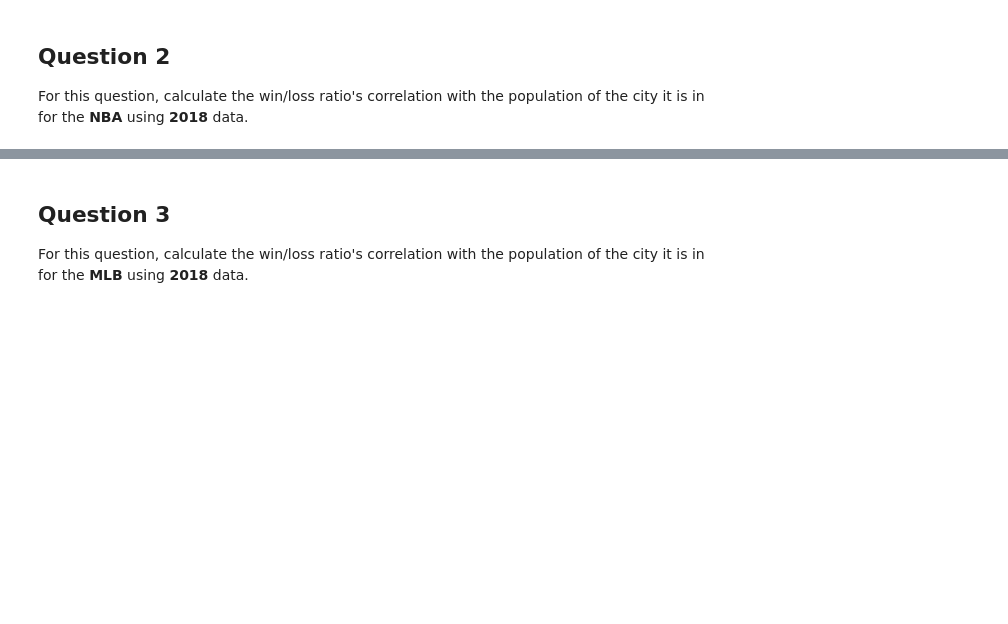
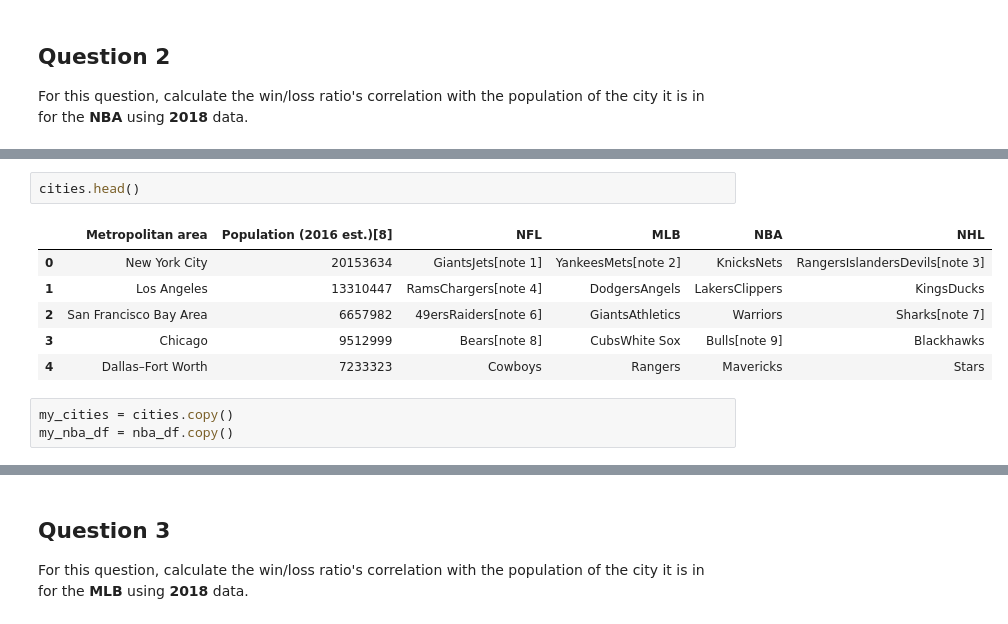
Before and after one commit to pahadiahimanshu/UMdatascience, a Jupyter notebook: Intro-to-DS/Week-4/assignment4.ipynb, the cells around one changed output, grey strips where cells are left out. Drawn from its saved outputs; the diff is of its cells as text; blank space fills up the shorter version.

```diff
--- a/Intro-to-DS/Week-4/assignment4.ipynb
+++ b/Intro-to-DS/Week-4/assignment4.ipynb
@@ -470,0 +405,12 @@ def nba_correlation():
+# %%
+cities.head()
+# %% [output]
+|  | Metropolitan area | Population (2016 est.)[8] | NFL | MLB | NBA | NHL |
+| 0 | New York City | 20153634 | GiantsJets[note 1] | YankeesMets[note 2] | KnicksNets | RangersIslandersDevils[note 3] |
+| 1 | Los Angeles | 13310447 | RamsChargers[note 4] | DodgersAngels | LakersClippers | KingsDucks |
+| 2 | San Francisco Bay Area | 6657982 | 49ersRaiders[note 6] | GiantsAthletics | Warriors | Sharks[note 7] |
+| 3 | Chicago | 9512999 | Bears[note 8] | CubsWhite Sox | Bulls[note 9] | Blackhawks |
+| 4 | Dallas–Fort Worth | 7233323 | Cowboys | Rangers | Mavericks | Stars |
+# %%
+my_cities = cities.copy()
+my_nba_df = nba_df.copy()
```
Also changed, not shown: parts of 46 cells of this notebook.
